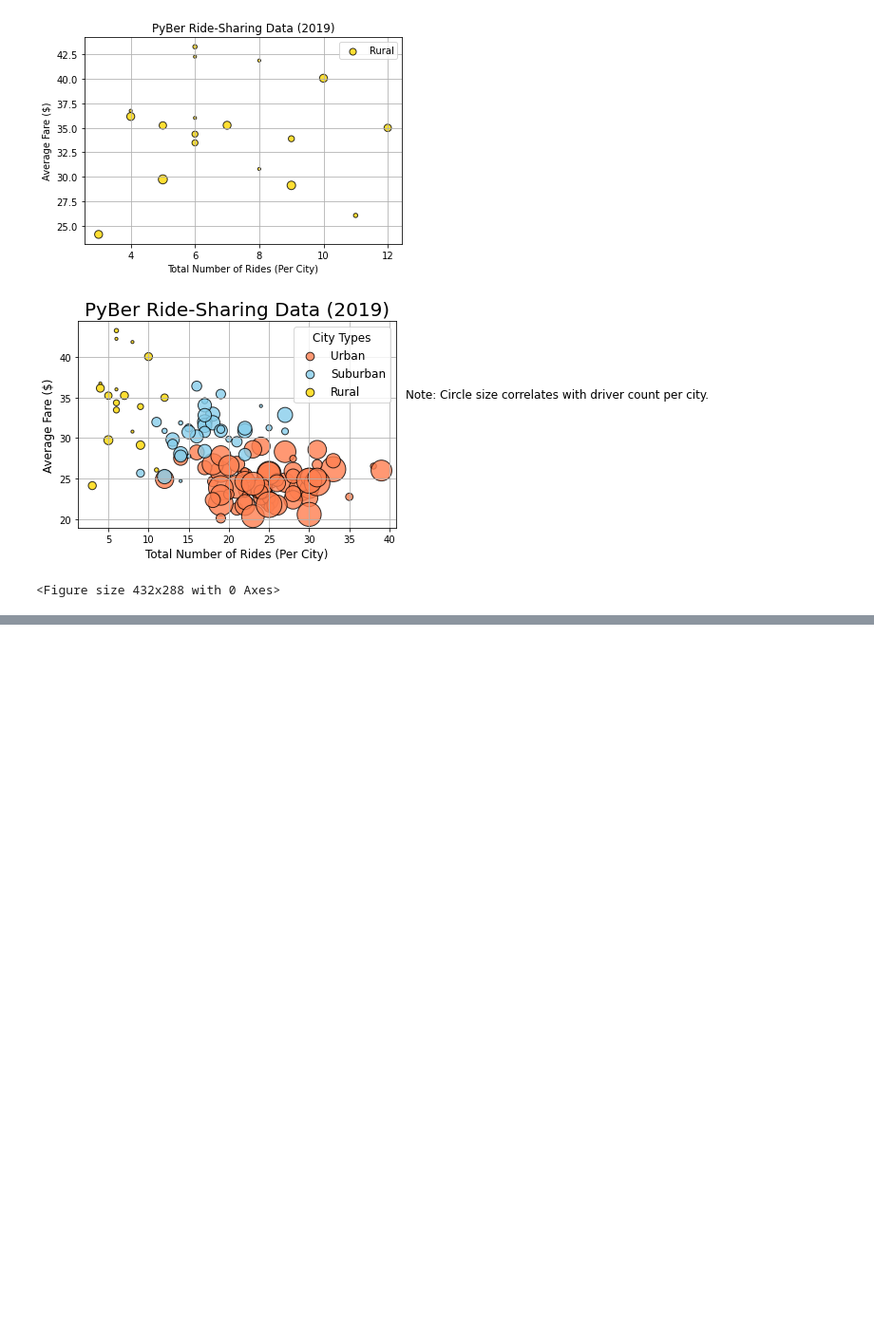
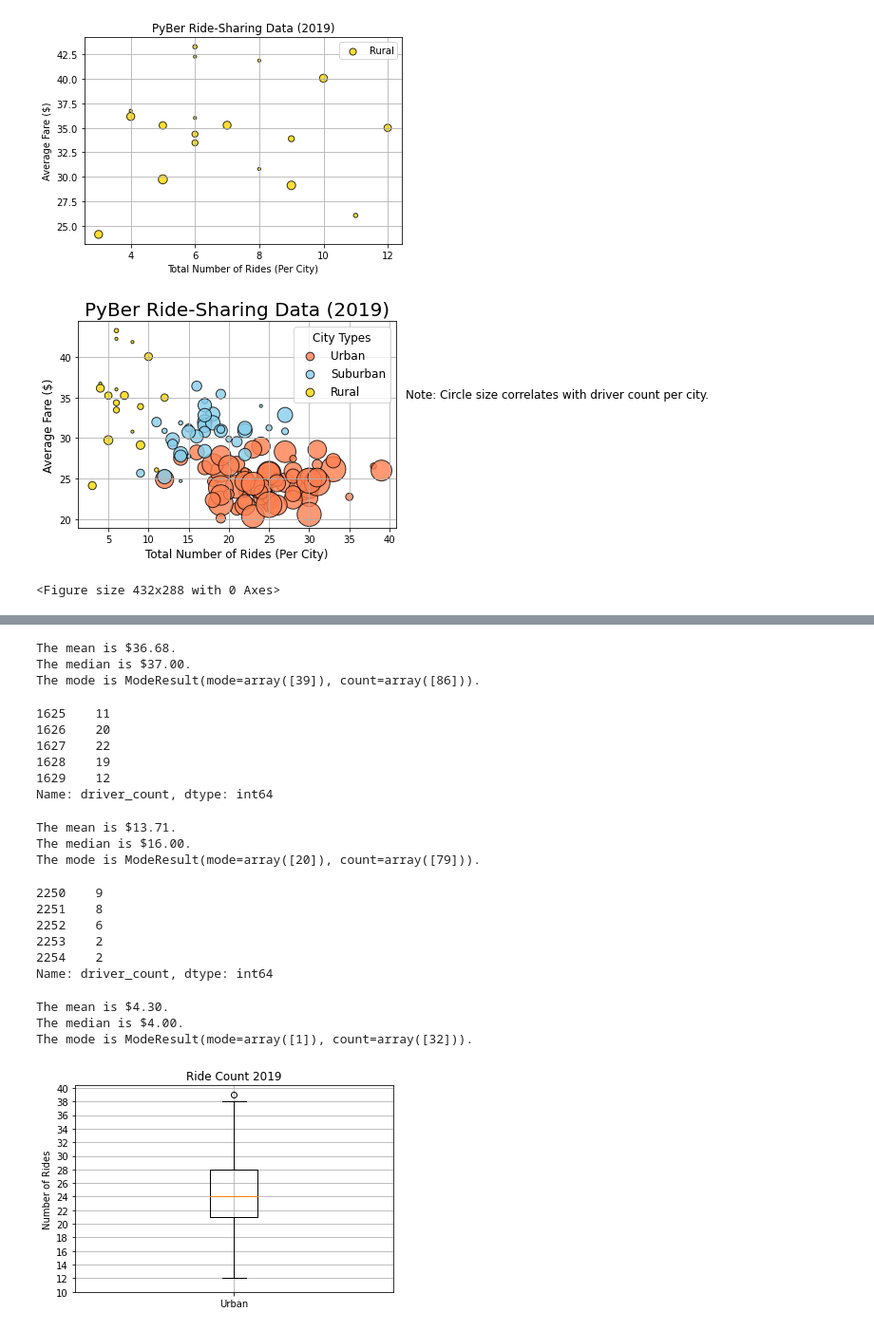
Before and after one commit to Byankap/PyBer_Analysis, a Jupyter notebook: PyBer.ipynb, the cells around one changed output, grey strips where cells are left out. Shown at 95% size. Cells and saved outputs as stored; diff of their text form; code cells hidden in the pictures; blank space fills up the shorter version.

Commit message:
box and whiskers plots

```diff
--- a/PyBer.ipynb
+++ b/PyBer.ipynb
@@ -297,0 +455,74 @@ plt.savefig("analysis/Fig1.png")
+# %%
+# Calculate the measures of central tendency for the average fare for the urban cities.
+mean_urban_drivers = np.mean(urban_drivers)
+print(f"The mean is ${mean_urban_drivers:.2f}.")
+
+median_urban_drivers = np.median(urban_drivers)
+print(f"The median is ${median_urban_drivers:.2f}.")
+
+mode_urban_drivers = sts.mode(urban_drivers)
+print(f"The mode is {mode_urban_drivers}.")
+# %% [output]
+The mean is $36.68.
+The median is $37.00.
+The mode is ModeResult(mode=array([39]), count=array([86])).
+# %%
+suburban_drivers = suburban_cities_df["driver_count"]
+suburban_drivers.head()
+# %% [output]
+1625    11
+1626    20
+1627    22
+1628    19
+1629    12
+Name: driver_count, dtype: int64
+# %%
+# Calculate the measures of central tendency for the average fare for the urban cities.
+mean_suburban_drivers = np.mean(suburban_drivers)
+print(f"The mean is ${mean_suburban_drivers:.2f}.")
+
+median_suburban_drivers = np.median(suburban_drivers)
+print(f"The median is ${median_suburban_drivers:.2f}.")
+
+mode_suburban_drivers = sts.mode(suburban_drivers)
+print(f"The mode is {mode_suburban_drivers}.")
+# %% [output]
+The mean is $13.71.
+The median is $16.00.
+The mode is ModeResult(mode=array([20]), count=array([79])).
+# %%
+rural_drivers = rural_cities_df["driver_count"]
+rural_drivers.head()
+# %% [output]
+2250    9
+2251    8
+2252    6
+2253    2
+2254    2
+Name: driver_count, dtype: int64
+# %%
+# Calculate the measures of central tendency for the average fare for the urban cities.
+mean_rural_drivers = np.mean(rural_drivers)
+print(f"The mean is ${mean_rural_drivers:.2f}.")
+
+median_rural_drivers = np.median(rural_drivers)
+print(f"The median is ${median_rural_drivers:.2f}.")
+
+mode_rural_drivers = sts.mode(rural_drivers)
+print(f"The mode is {mode_rural_drivers}.")
+# %% [output]
+The mean is $4.30.
+The median is $4.00.
+The mode is ModeResult(mode=array([1]), count=array([32])).
+# %%
+#Box and whiskers urban
+x_labels = ["Urban"]
+fig, ax = plt.subplots()
+ax.boxplot(urban_ride_count, labels=x_labels)
+ax.set_title("Ride Count 2019")
+ax.set_ylabel("Number of Rides")
+ax.set_yticks(np.arange(10, 41, step=2.0))
+ax.grid()
+plt.show()
+# %% [output]
+[figure, added]
```
Also changed, not shown: parts of 19 cells of this notebook, 1 other file.
